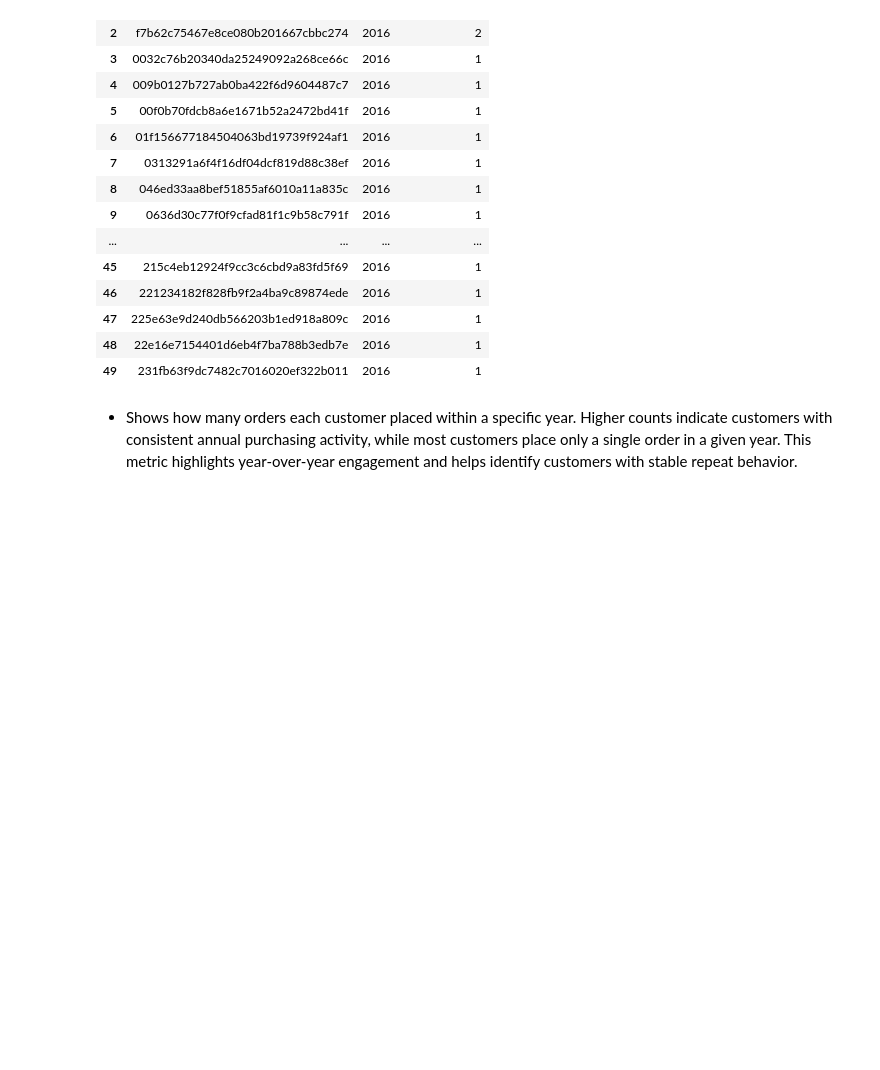
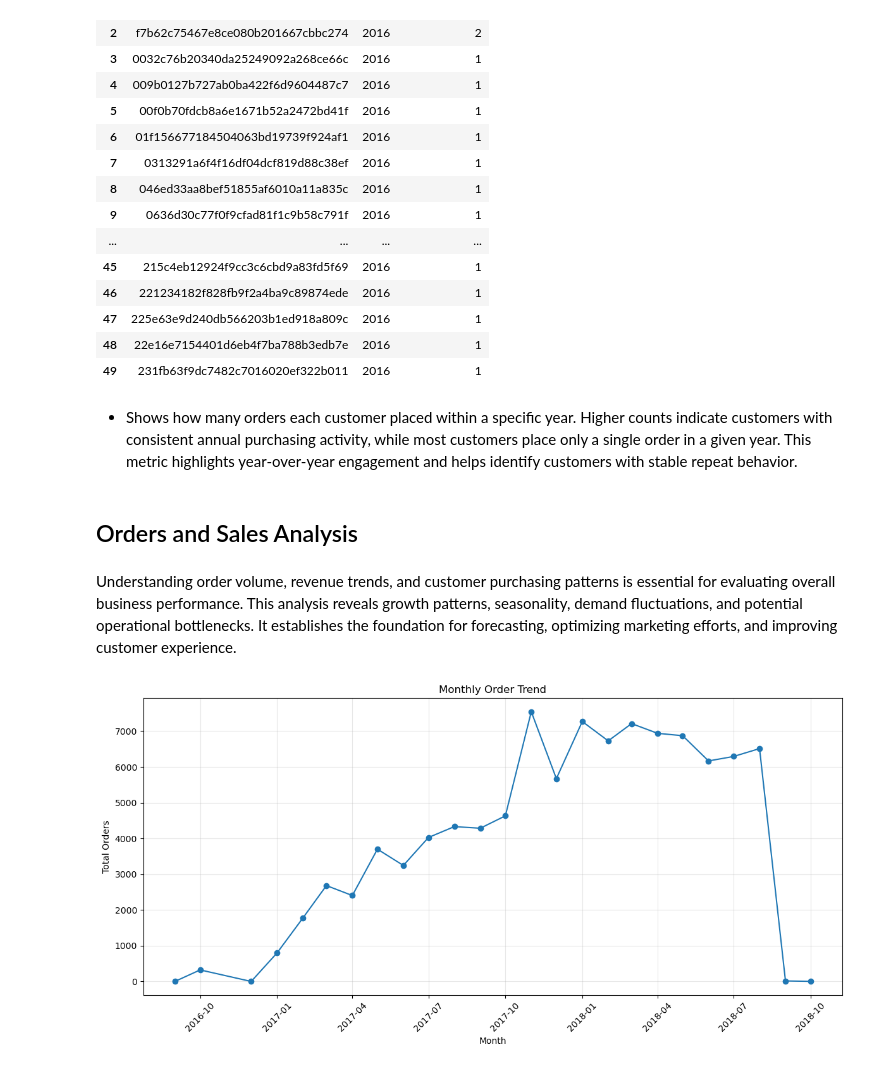
Before and after one commit to DonnahM/E-commerce_performance_insights, a Jupyter notebook: Customer_behavior_trends.ipynb, the cells around one changed output. Drawn from its saved outputs; the diff is of its cells as text; code cells hidden in the pictures; blank space fills up the shorter version.

Commit message:
"Order trends and sales analysis"

```diff
--- a/Customer_behavior_trends.ipynb
+++ b/Customer_behavior_trends.ipynb
@@ -734,3 +736,34 @@ LIMIT 50;
 | 49 | 231fb63f9dc7482c7016020ef322b011 | 2016 | 1 |
 # %% [markdown]
 - Shows how many orders each customer placed within a specific year. Higher counts indicate customers with consistent annual purchasing activity, while most customers place only a single order in a given year. This metric highlights year-over-year engagement and helps identify customers with stable repeat behavior.
+# %% [markdown]
+## Orders and Sales Analysis
+# %% [markdown]
+Understanding order volume, revenue trends, and customer purchasing patterns is essential for evaluating overall business performance. This analysis reveals growth patterns, seasonality, demand fluctuations, and potential operational bottlenecks. It establishes the foundation for forecasting, optimizing marketing efforts, and improving customer experience.
+# %%
+# Monthly order count
+monthly_orders = pd.read_sql("""
+SELECT
+    strftime('%Y-%m', order_purchase_timestamp) AS order_month,
+    COUNT(order_id) AS total_orders
+FROM orders
+GROUP BY order_month
+ORDER BY order_month;
+""", conn)
+# %%
+#Plot a line chart of monthly order counts
+# Convert order_month to datetime for proper plotting
+monthly_orders['order_month'] = pd.to_datetime(monthly_orders['order_month'])
+
+# Plot the line chart
+plt.figure(figsize=(12, 6))
+plt.plot(monthly_orders['order_month'], monthly_orders['total_orders'], marker='o', linestyle='-')
+plt.title('Monthly Order Trend')
+plt.xlabel('Month')
+plt.ylabel('Total Orders')
+plt.xticks(rotation=45)
+plt.grid(True, alpha=0.3)
+plt.tight_layout()
+plt.show()
+# %% [output]
+[figure, added]
```
Also changed, not shown: parts of 12 cells of this notebook.
